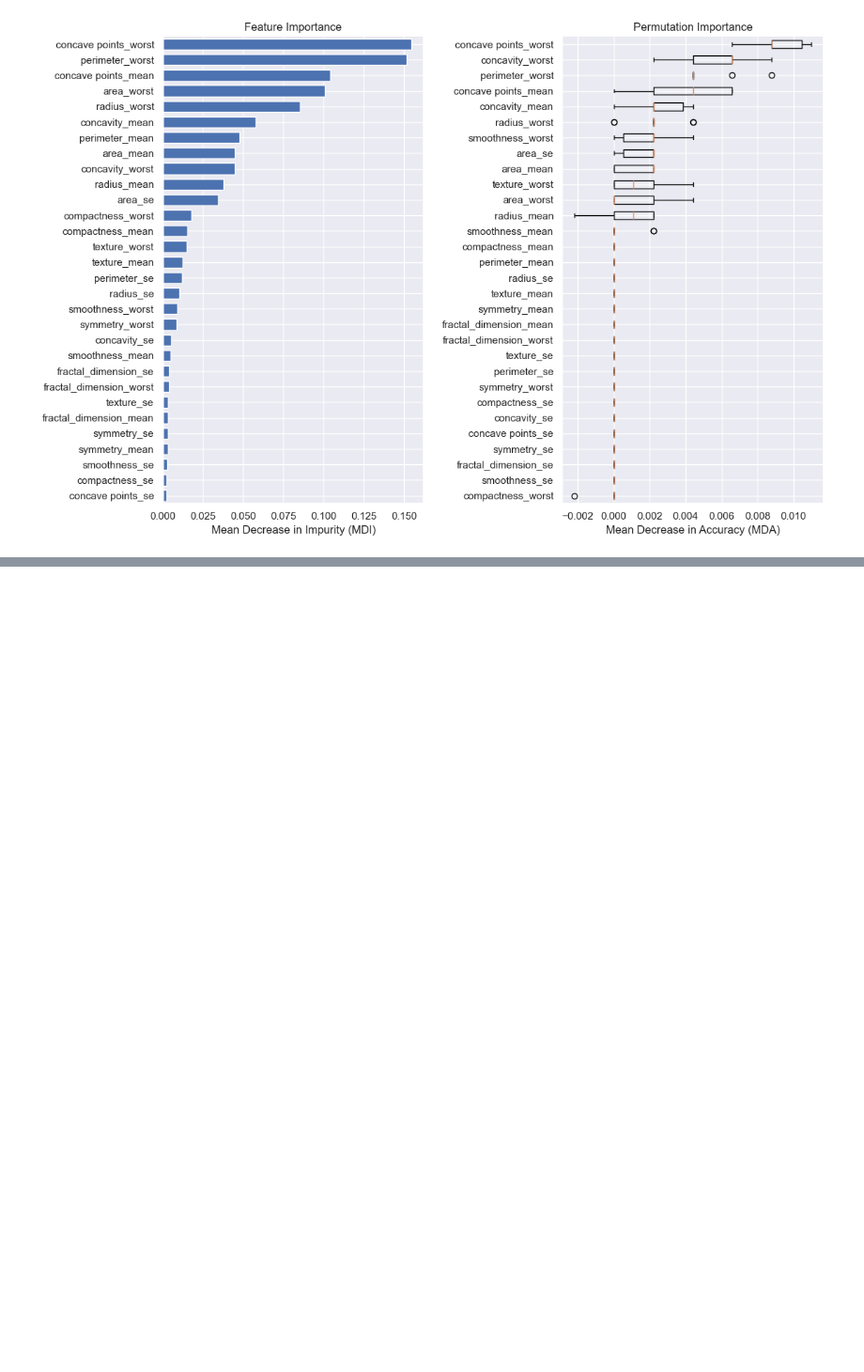
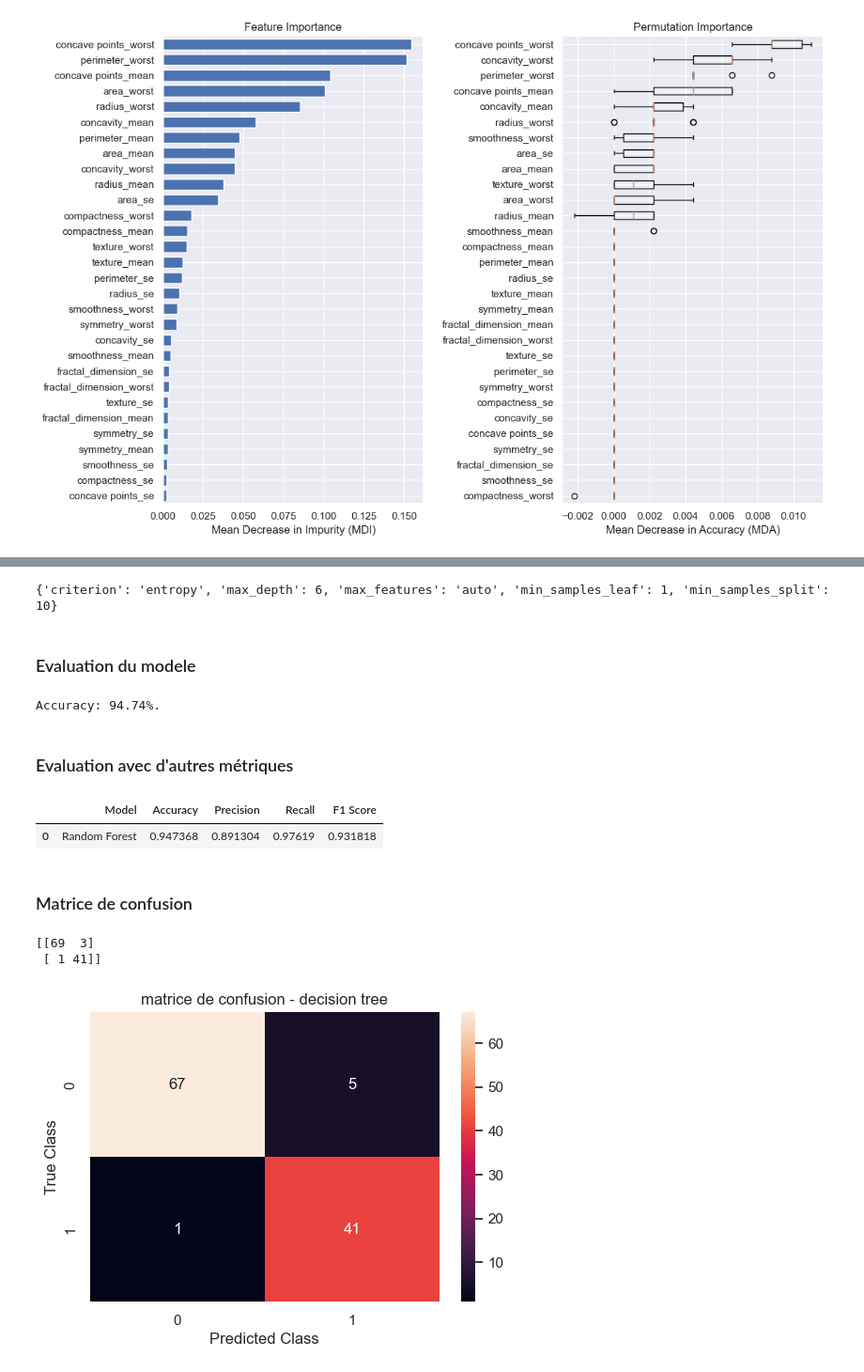
Before and after one commit to Abou29/Random-forest_predict-breast-cancer, a Jupyter notebook: breast_cancer.ipynb, the cells around one changed output, grey strips where cells are left out. Shown at 94% size. Cells and saved outputs as stored; diff of their text form; code cells hidden in the pictures; blank space fills up the shorter version.

Commit message:
Breast cancer prediction

```diff
--- a/breast_cancer.ipynb
+++ b/breast_cancer.ipynb
@@ -554,0 +596,3 @@ plt.show()
+# %%
+# Entrainement du modèle
+CV_dtc.fit(X_train, y_train)
@@ -554,0 +621,5 @@ plt.show()
+# %%
+# We can view the best parameters from fitting the grid search:
+print(CV_dtc.best_params_)
+# %% [output]
+{'criterion': 'entropy', 'max_depth': 6, 'max_features': 'auto', 'min_samples_leaf': 1, 'min_samples_split': 10}
@@ -554,0 +629,53 @@ plt.show()
+# %% [markdown]
+###  Evaluation du modele
+# %%
+# Now let's run the model with this parameters
+model_tree = DecisionTreeClassifier(
+    criterion='entropy',
+    random_state=123,
+    max_depth=6,
+    max_features='auto',
+    min_samples_leaf=1,
+    min_samples_split=10
+)
+# Entrainement du modèle d'arbre avec les meilleurs paramètres
+model_tree.fit(X_train, y_train)
+# Prédiction avec les données test
+y_predict2 = model_tree.predict(X_test)
+
+# Calcul du score du modèle
+print("Accuracy: {:0.2f}%.".format(accuracy_score(y_test, y_predict2) * 100))
+# %% [output]
+Accuracy: 94.74%.
+# %% [markdown]
+### Evaluation avec d'autres métriques
+# %%
+# roc = roc_auc_score(y_test, y_predict2, pos_label='M')
+acc = accuracy_score(y_test, y_predict2)
+prec = precision_score(y_test, y_predict2, pos_label='M')
+rec = recall_score(y_test, y_predict2, pos_label='M')
+f1 = f1_score(y_test, y_predict2, pos_label='M')
+
+model_results2 = pd.DataFrame([['Random Forest', acc, prec, rec, f1]],
+                              columns = ['Model', 'Accuracy', 'Precision', 'Recall', 'F1 Score'])
+model_results2
+# %% [output]
+|  | Model | Accuracy | Precision | Recall | F1 Score |
+| 0 | Random Forest | 0.947368 | 0.891304 | 0.97619 | 0.931818 |
+# %% [markdown]
+### Matrice de confusion
+# %%
+matrix_decision_tree = confusion_matrix(y_test, y_predict2)
+print(matrix)
+
+plt.figure(figsize=(6, 4))
+sns.heatmap(matrix_decision_tree, annot=True)
+plt.title('matrice de confusion - decision tree')
+plt.xlabel('Predicted Class')
+plt.ylabel('True Class')
+plt.show()
+#sns.heatmap(matrix/np.sum(matrix), annot=True, fmt='.2%', cmap='Blues')
+# %% [output]
+[[69  3]
+ [ 1 41]]
+[figure, added]
```
Also changed, not shown: parts of 17 cells of this notebook.
